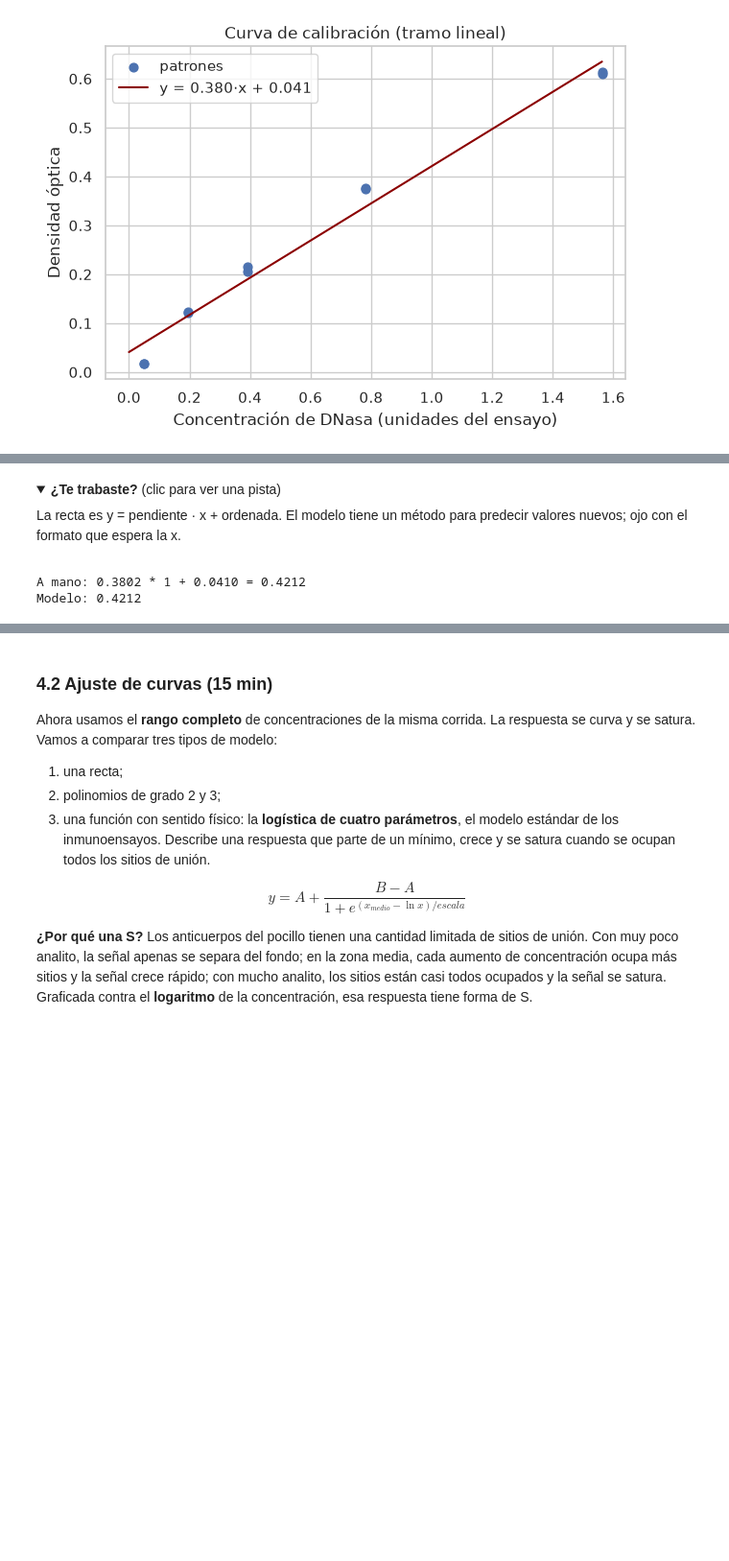
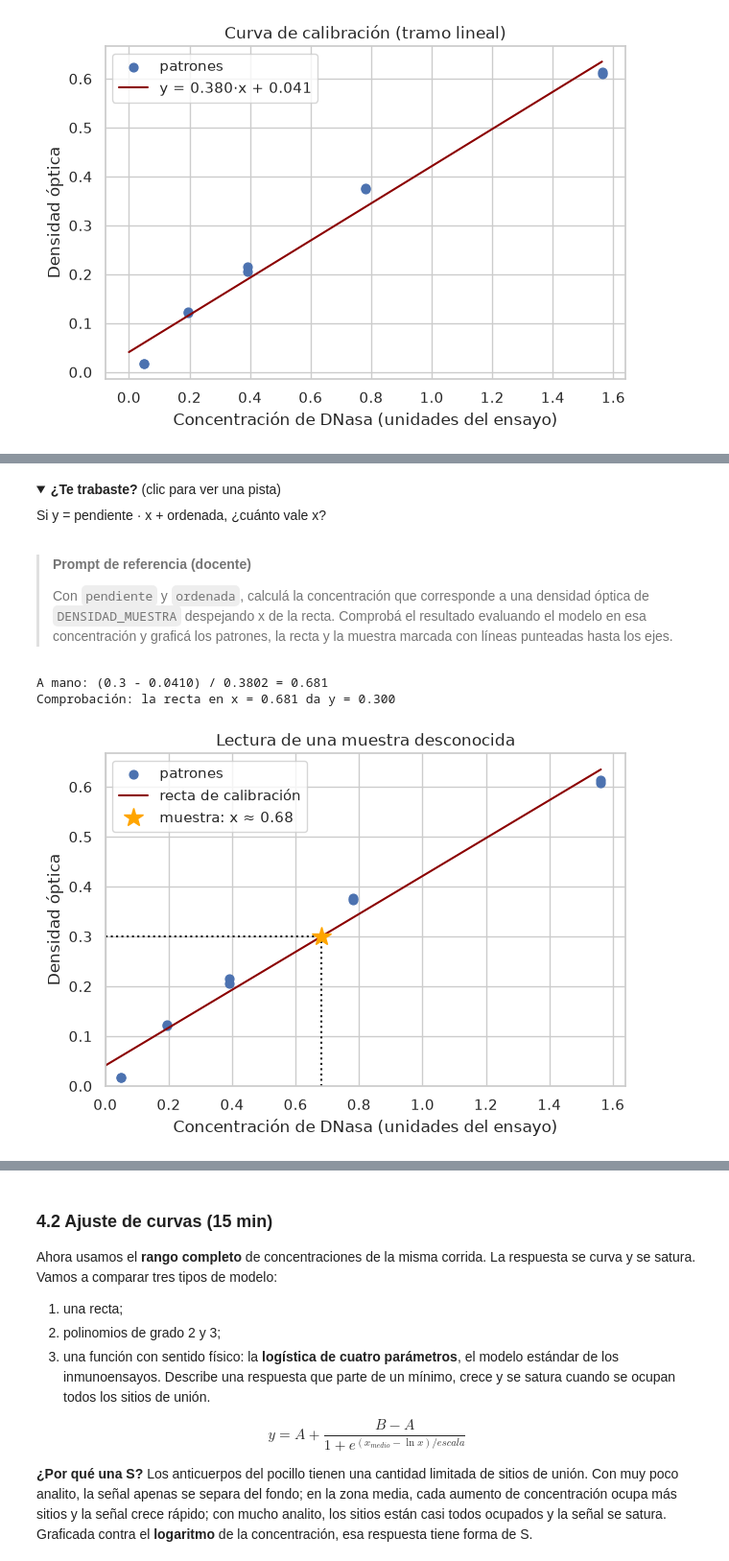
Before and after one commit to mberdakin/ai-data-analysis-workshop-chemistry, a Jupyter notebook: modulo-7/resuelto.ipynb, the cells around one changed output, grey strips where cells are left out. Shown at 96% size. Drawn from its saved outputs; the diff is of its cells as text; code cells hidden in the pictures; folded sections open; blank space fills up the shorter version.

Commit message:
Plantea la consigna 4.2 como predicción inversa con la recta de calibración

```diff
--- a/modulo-7/resuelto.ipynb
+++ b/modulo-7/resuelto.ipynb
@@ -76,6 +76,7 @@ UMBRAL_DUPLICADOS = 0.2  # diferencia máxima aceptable entre las dos lecturas d
 # Bloque 4
 GRUPO_CALIBRACION = 1   # corrida que se usa como curva de calibración
 X_MAX_LINEAL = 1.6      # límite superior del tramo lineal de la calibración
+DENSIDAD_MUESTRA = 0.30 # densidad óptica de una muestra de concentración desconocida
 N_SIMULADOS = 18        # puntos del conjunto simulado para el sobreajuste
 GRADO_MAXIMO = 10       # grado máximo del polinomio en el bloque de sobreajuste
 
@@ -705,15 +710,35 @@ Con la pendiente y la ordenada que obtuviste, calculá **a mano** la respuesta e
 <details>
 <summary><b>¿Te trabaste?</b> (clic para ver una pista)</summary>
 
-La recta es y = pendiente · x + ordenada. El modelo tiene un método para predecir valores nuevos; ojo con el formato que espera la x.
+Si y = pendiente · x + ordenada, ¿cuánto vale x?
 
 </details>
-# %%
-print(f"A mano: {pendiente:.4f} * 1 + {ordenada:.4f} = {pendiente * 1 + ordenada:.4f}")
-print(f"Modelo: {modelo_lineal.predict([[1.0]])[0]:.4f}")
-# %% [output]
-A mano: 0.3802 * 1 + 0.0410 = 0.4212
-Modelo: 0.4212
+# %% [markdown]
+> **Prompt de referencia (docente)**
+>
+> Con `pendiente` y `ordenada`, calculá la concentración que corresponde a una densidad óptica de `DENSIDAD_MUESTRA` despejando x de la recta. Comprobá el resultado evaluando el modelo en esa concentración y graficá los patrones, la recta y la muestra marcada con líneas punteadas hasta los ejes.
+# %%
+# Predicción inversa: de y = pendiente · x + ordenada se despeja x = (y - ordenada) / pendiente
+concentracion_muestra = (DENSIDAD_MUESTRA - ordenada) / pendiente
+print(f"A mano: ({DENSIDAD_MUESTRA} - {ordenada:.4f}) / {pendiente:.4f} = {concentracion_muestra:.3f}")
+
+# Comprobación: la recta evaluada en esa concentración tiene que devolver la densidad medida
+print(f"Comprobación: la recta en x = {concentracion_muestra:.3f} da y = {modelo_lineal.predict([[concentracion_muestra]])[0]:.3f}")
+
+fig, eje = plt.subplots(figsize=(7, 4.5))
+eje.scatter(x_cal, y_cal, s=40, label="patrones")
+eje.plot(x_linea, modelo_lineal.predict(x_linea), color="darkred", label="recta de calibración")
+eje.plot([0, concentracion_muestra], [DENSIDAD_MUESTRA, DENSIDAD_MUESTRA], "k:")
+eje.plot([concentracion_muestra, concentracion_muestra], [0, DENSIDAD_MUESTRA], "k:")
+eje.plot(concentracion_muestra, DENSIDAD_MUESTRA, "*", color="orange", markersize=15,
+         label=f"muestra: x ≈ {concentracion_muestra:.2f}")
+eje.set(xlabel=NOMBRE_X, ylabel=NOMBRE_Y, title="Lectura de una muestra desconocida", xlim=(0, None), ylim=(0, None))
+eje.legend()
+plt.show()
+# %% [output]
+A mano: (0.3 - 0.0410) / 0.3802 = 0.681
+Comprobación: la recta en x = 0.681 da y = 0.300
+[figure, added]
 # %% [markdown]
 #### Depende del dataset
 
```
Also changed, not shown: parts of 2 cells of this notebook, 1 other file.
